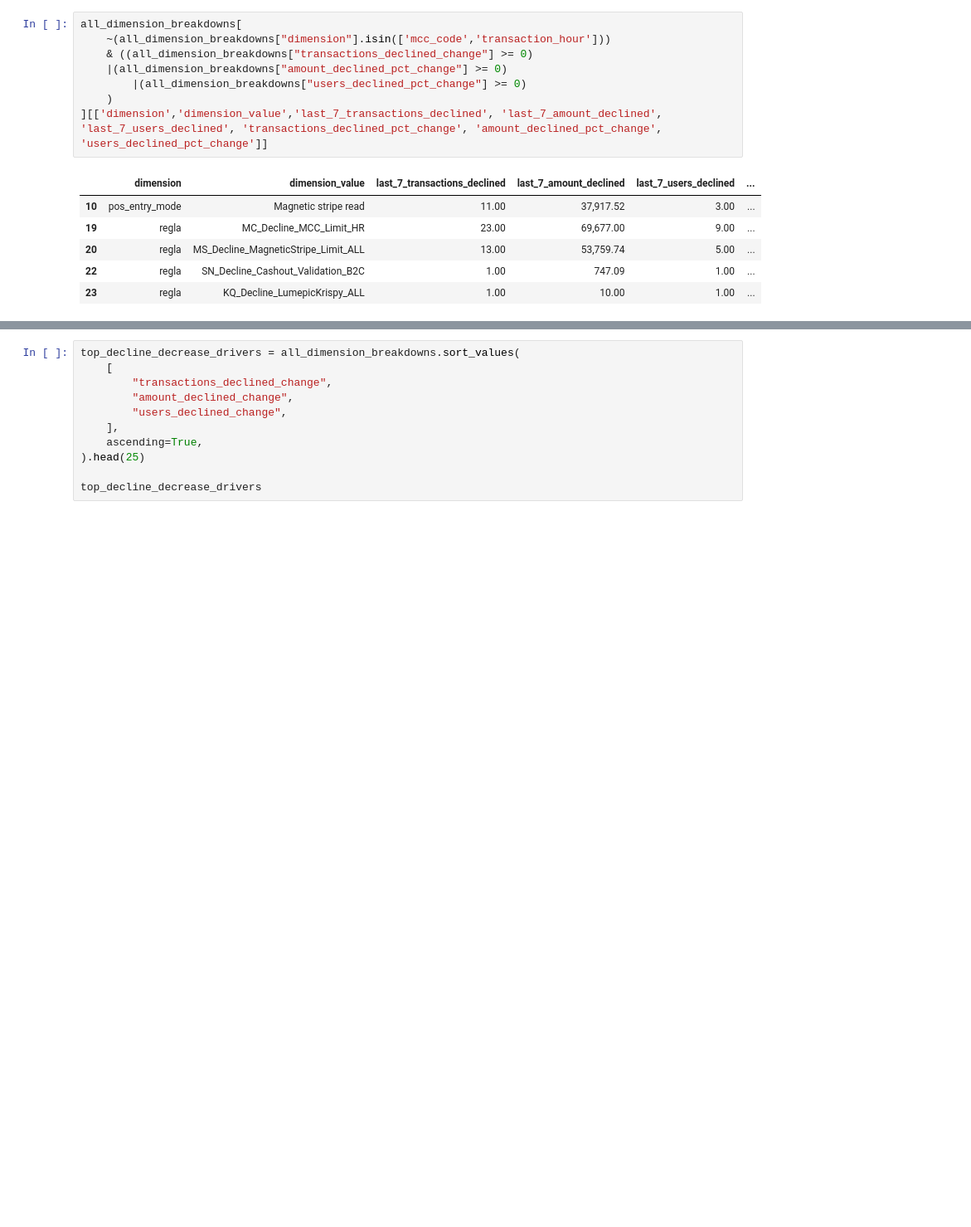
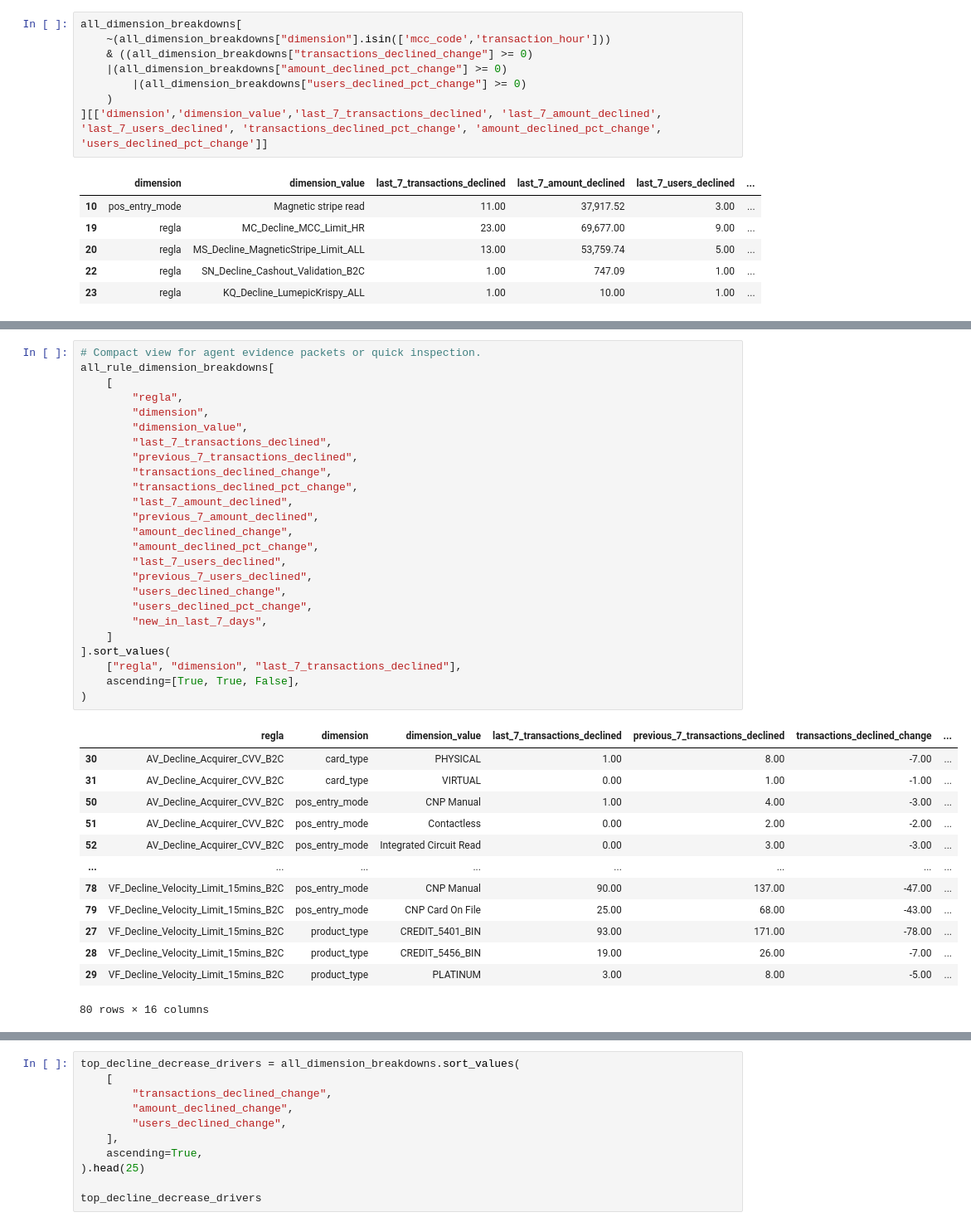
Before and after one commit to camila-cusi-klar/fraud-agentic-ai, a Jupyter notebook: analyze-fraud-rules/cpc-analyze-fraud-rules.ipynb, the cells around one changed output, grey strips where cells are left out. Shown at 83% size. Cells and saved outputs as stored; diff of their text form; blank space fills up the shorter version.

```diff
--- a/analyze-fraud-rules/cpc-analyze-fraud-rules.ipynb
+++ b/analyze-fraud-rules/cpc-analyze-fraud-rules.ipynb
@@ -874,0 +1085,39 @@ all_dimension_breakdowns[
+# %%
+# Compact view for agent evidence packets or quick inspection.
+all_rule_dimension_breakdowns[
+    [
+        "regla",
+        "dimension",
+        "dimension_value",
+        "last_7_transactions_declined",
+        "previous_7_transactions_declined",
+        "transactions_declined_change",
+        "transactions_declined_pct_change",
+        "last_7_amount_declined",
+        "previous_7_amount_declined",
+        "amount_declined_change",
+        "amount_declined_pct_change",
+        "last_7_users_declined",
+        "previous_7_users_declined",
+        "users_declined_change",
+        "users_declined_pct_change",
+        "new_in_last_7_days",
+    ]
+].sort_values(
+    ["regla", "dimension", "last_7_transactions_declined"],
+    ascending=[True, True, False],
+)
+# %% [output]
+|  | regla | dimension | dimension_value | last_7_transactions_declined | previous_7_transactions_declined | transactions_declined_change | ... |
+| 30 | AV_Decline_Acquirer_CVV_B2C | card_type | PHYSICAL | 1.00 | 8.00 | -7.00 | ... |
+| 31 | AV_Decline_Acquirer_CVV_B2C | card_type | VIRTUAL | 0.00 | 1.00 | -1.00 | ... |
+| 50 | AV_Decline_Acquirer_CVV_B2C | pos_entry_mode | CNP Manual | 1.00 | 4.00 | -3.00 | ... |
+| 51 | AV_Decline_Acquirer_CVV_B2C | pos_entry_mode | Contactless | 0.00 | 2.00 | -2.00 | ... |
+| 52 | AV_Decline_Acquirer_CVV_B2C | pos_entry_mode | Integrated Circuit Read | 0.00 | 3.00 | -3.00 | ... |
+| ... | ... | ... | ... | ... | ... | ... | ... |
+| 78 | VF_Decline_Velocity_Limit_15mins_B2C | pos_entry_mode | CNP Manual | 90.00 | 137.00 | -47.00 | ... |
+| 79 | VF_Decline_Velocity_Limit_15mins_B2C | pos_entry_mode | CNP Card On File | 25.00 | 68.00 | -43.00 | ... |
+| 27 | VF_Decline_Velocity_Limit_15mins_B2C | product_type | CREDIT_5401_BIN | 93.00 | 171.00 | -78.00 | ... |
+| 28 | VF_Decline_Velocity_Limit_15mins_B2C | product_type | CREDIT_5456_BIN | 19.00 | 26.00 | -7.00 | ... |
+| 29 | VF_Decline_Velocity_Limit_15mins_B2C | product_type | PLATINUM | 3.00 | 8.00 | -5.00 | ... |
+80 rows × 16 columns
```
Also changed, not shown: parts of 11 cells of this notebook, 3 other files.
